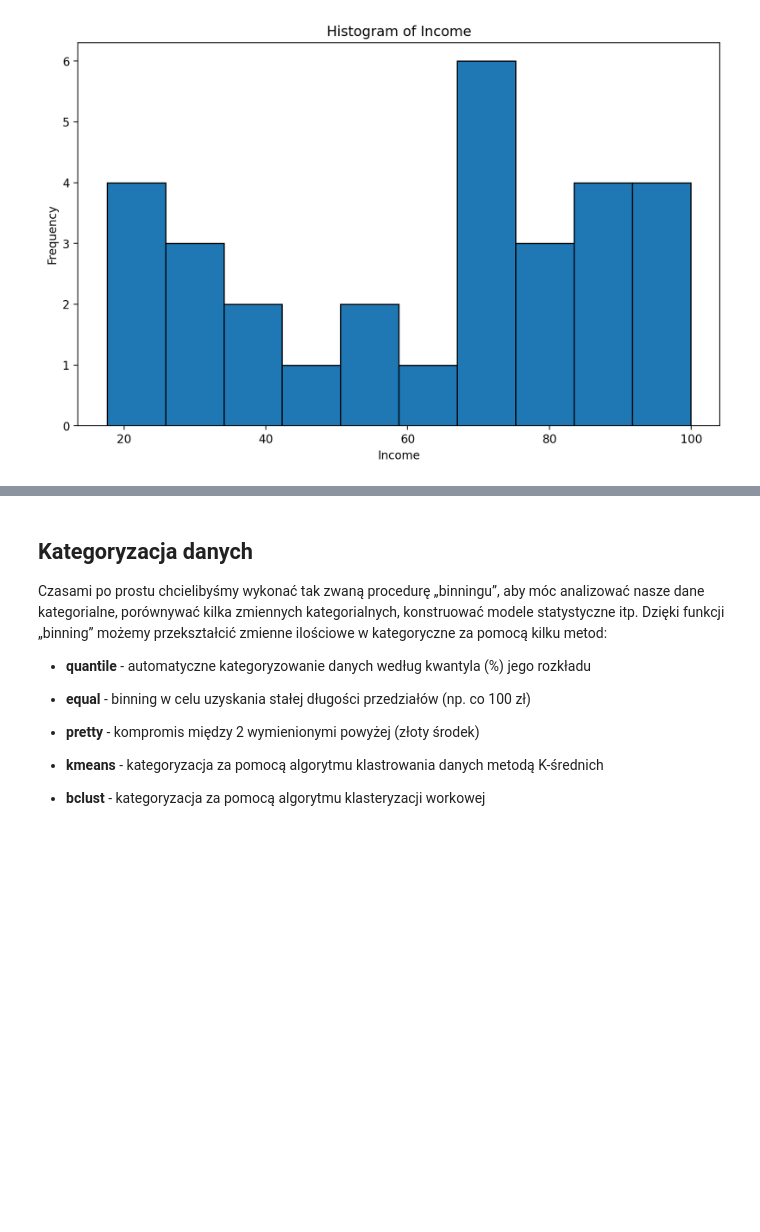
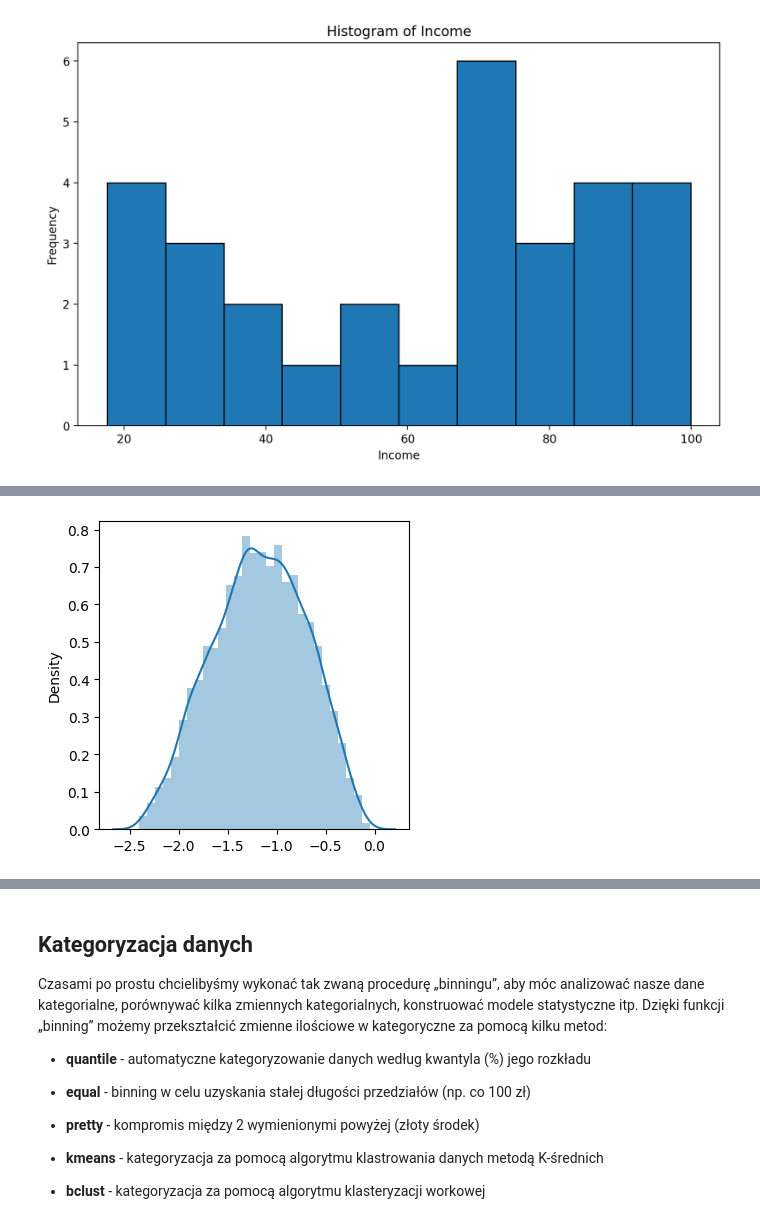
Before and after one commit to wignusia/sad, a Jupyter notebook: 08-data-wrangling.ipynb, the cells around one changed output, grey strips where cells are left out. Cells and saved outputs as stored; diff of their text form; code cells hidden in the pictures; blank space fills up the shorter version.

```diff
--- a/08-data-wrangling.ipynb
+++ b/08-data-wrangling.ipynb
@@ -995,0 +1055,2 @@ plt.show()
+# %%
+manually_transformed = [(i**lambda_ -1)/lambda_ for i in data] # ręcznie
@@ -995,0 +1064,7 @@ plt.show()
+# %%
+warnings.filterwarnings('ignore')
+plt.figure(figsize = (4, 4))
+sns.distplot(manually_transformed) # ręcznie dobrana lambda
+plt.show()
+# %% [output]
+[figure, added]
```
Also changed, not shown: parts of 8 cells of this notebook, 1 other file.
